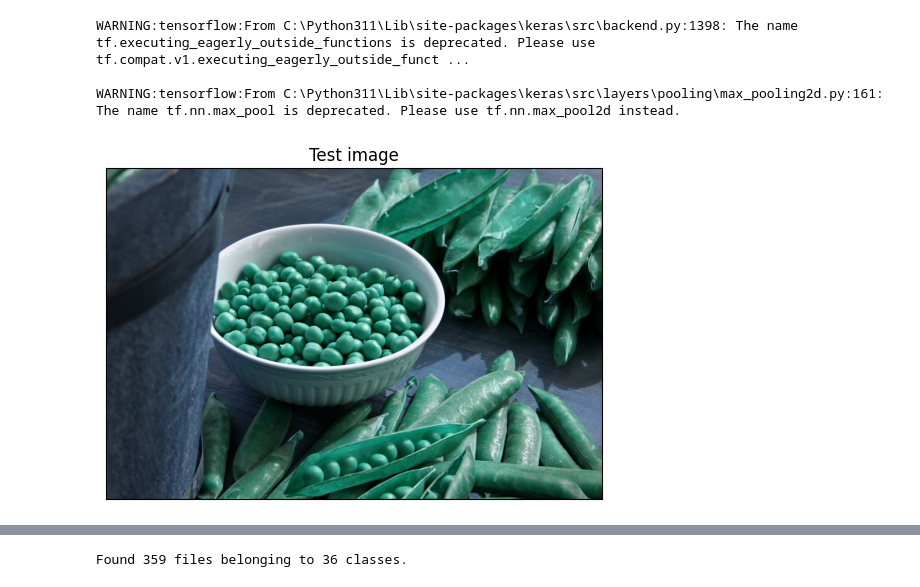
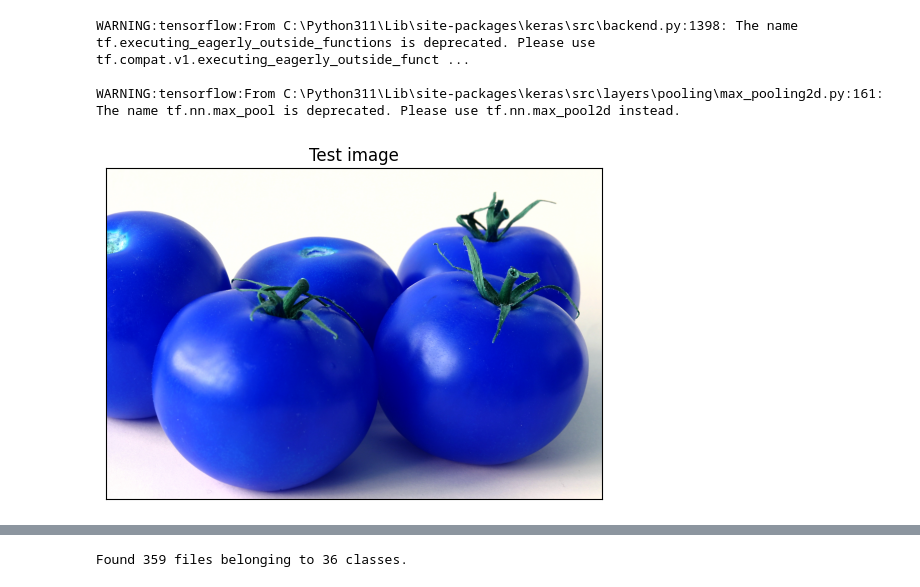
Before and after one commit to Disitha395ra/fruit-vegitable-image-classification, a Jupyter notebook: testingModel.ipynb, the cells around one changed output, grey strips where cells are left out. Drawn from its saved outputs; the diff is of its cells as text; code cells hidden in the pictures.

Commit message:
test with some data and validate prediction

```diff
--- a/testingModel.ipynb
+++ b/testingModel.ipynb
@@ -15,15 +15,15 @@ WARNING:tensorflow:From C:\Python311\Lib\site-packages\keras\src\layers\pooling\
 # %%
 #load the test image
 import cv2
-image_path = r"C:\Users\DELL\OneDrive\Desktop\fruit-vege\fruit-vegitable-image-classification\data\test\peas\Image_2.jpg"
+image_path = r"C:\Users\DELL\OneDrive\Desktop\fruit-vege\fruit-vegitable-image-classification\data\test\tomato\Image_7.jpg"
 img = cv2.imread(image_path)
 plt.imshow(img)
 plt.title('Test image')
 plt.xticks([])
 plt.yticks([])
 plt.show()
 # %% [output]
-[figure, old version]
+[figure, new version]
 # %%
 image = tf.keras.preprocessing.image.load_img(image_path, target_size=(64,64))
 input_arr = tf.keras.preprocessing.image.img_to_array(image)
```
Also changed, not shown: parts of 5 cells of this notebook.
